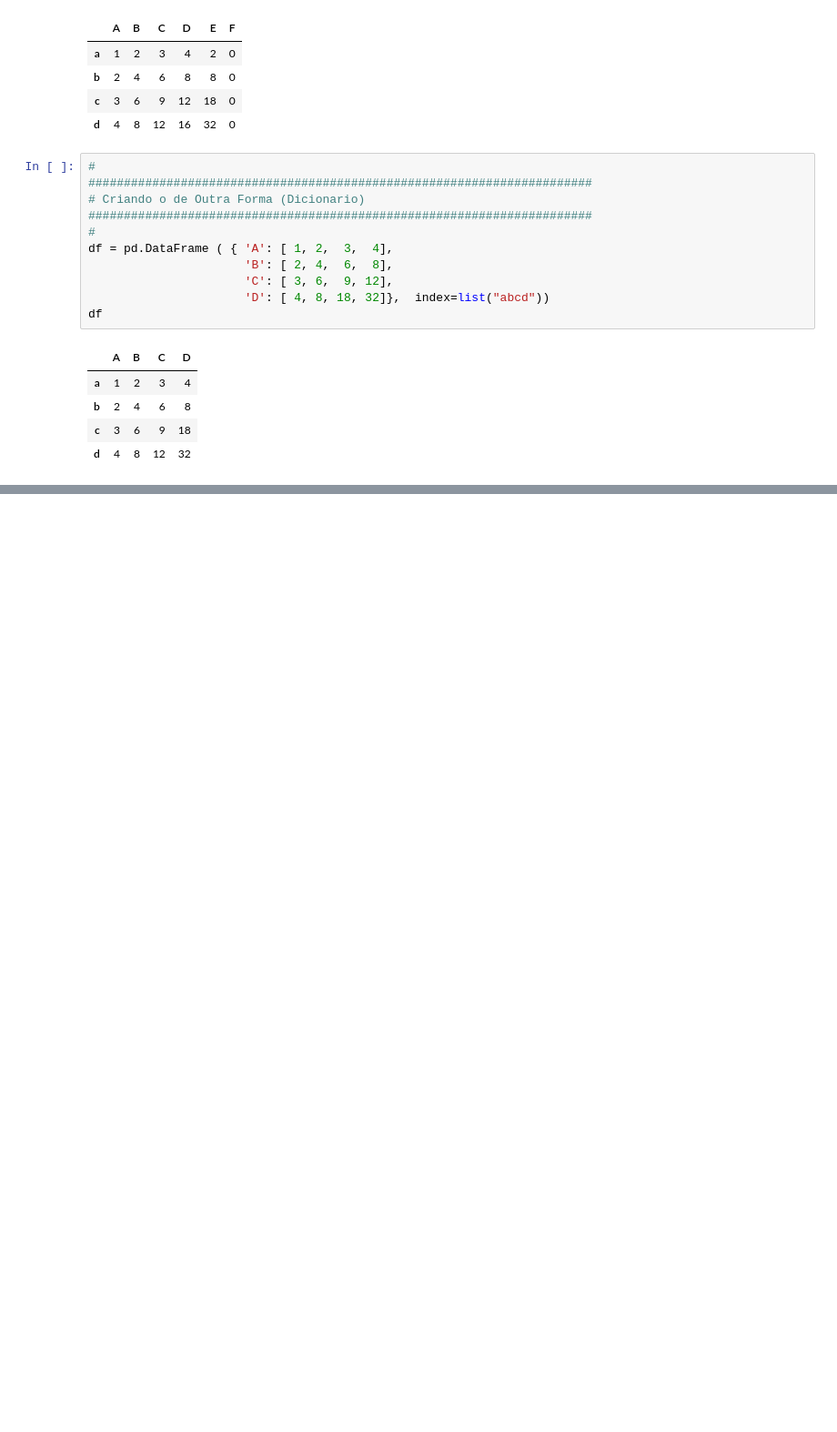
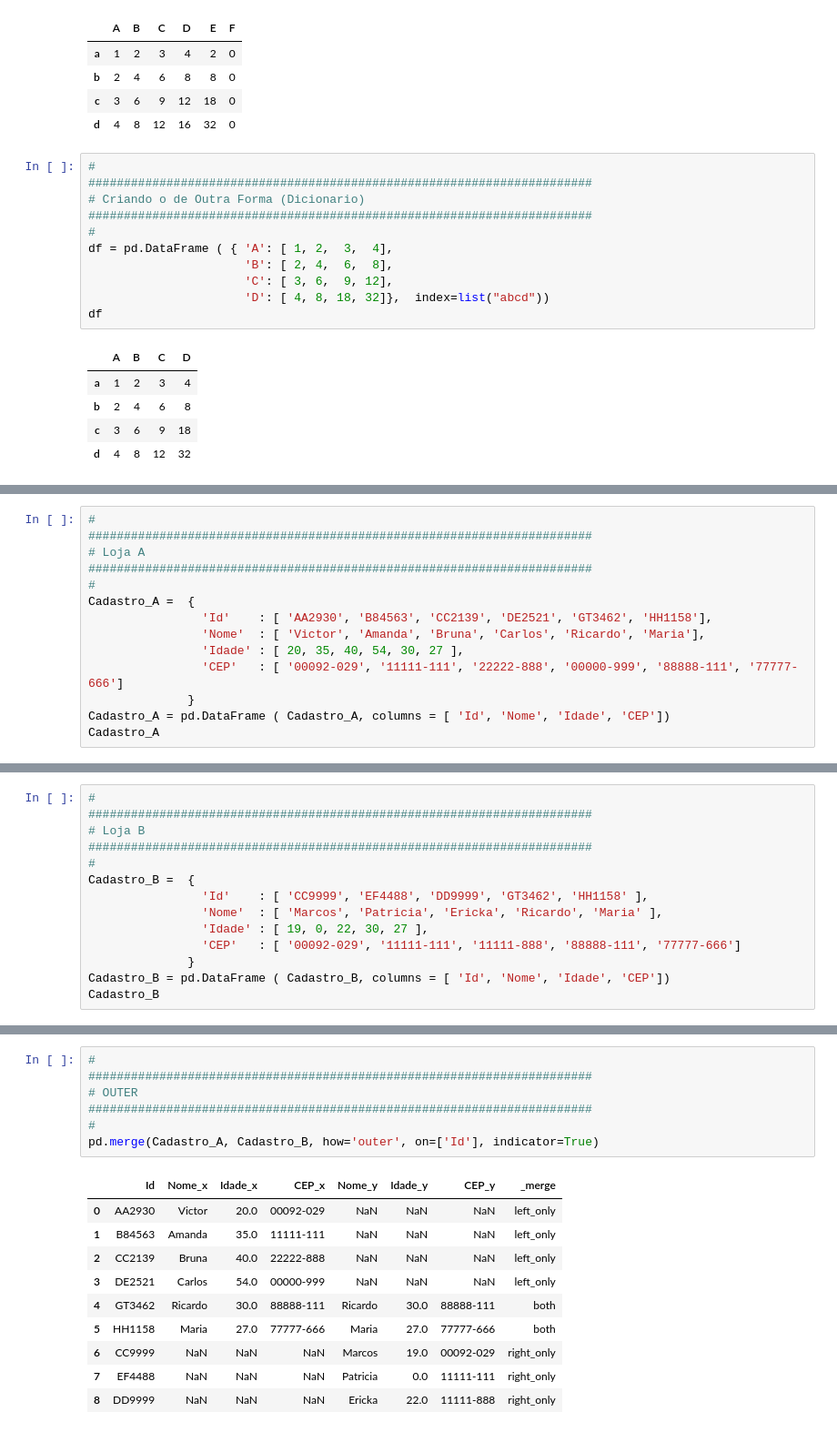
Before and after one commit to Alxsoa/Alexandre-Soares, a Jupyter notebook: DataFrames.ipynb, the cells around one changed output, grey strips where cells are left out. Shown at 91% size. Cells and saved outputs as stored; diff of their text form; blank space fills up the shorter version.

```diff
--- a/DataFrames.ipynb
+++ b/DataFrames.ipynb
@@ -122,0 +155,14 @@ df3
+# %%
+#
+#######################################################################
+# Loja A
+#######################################################################
+#
+Cadastro_A =  {
+                'Id'    : [ 'AA2930', 'B84563', 'CC2139', 'DE2521', 'GT3462', 'HH1158'],
+                'Nome'  : [ 'Victor', 'Amanda', 'Bruna', 'Carlos', 'Ricardo', 'Maria'],
+                'Idade' : [ 20, 35, 40, 54, 30, 27 ],
+                'CEP'   : [ '00092-029', '11111-111', '22222-888', '00000-999', '88888-111', '77777-666']
+              }
+Cadastro_A = pd.DataFrame ( Cadastro_A, columns = [ 'Id', 'Nome', 'Idade', 'CEP'])
+Cadastro_A
@@ -122,0 +177,14 @@ df3
+# %%
+#
+#######################################################################
+# Loja B
+#######################################################################
+#
+Cadastro_B =  {
+                'Id'    : [ 'CC9999', 'EF4488', 'DD9999', 'GT3462', 'HH1158' ],
+                'Nome'  : [ 'Marcos', 'Patricia', 'Ericka', 'Ricardo', 'Maria' ],
+                'Idade' : [ 19, 0, 22, 30, 27 ],
+                'CEP'   : [ '00092-029', '11111-111', '11111-888', '88888-111', '77777-666']
+              }
+Cadastro_B = pd.DataFrame ( Cadastro_B, columns = [ 'Id', 'Nome', 'Idade', 'CEP'])
+Cadastro_B
@@ -122,0 +320,18 @@ df3
+# %%
+#
+#######################################################################
+# OUTER
+#######################################################################
+#
+pd.merge(Cadastro_A, Cadastro_B, how='outer', on=['Id'], indicator=True)
+# %% [output]
+|  | Id | Nome_x | Idade_x | CEP_x | Nome_y | Idade_y | CEP_y | _merge |
+| 0 | AA2930 | Victor | 20.0 | 00092-029 | NaN | NaN | NaN | left_only |
+| 1 | B84563 | Amanda | 35.0 | 11111-111 | NaN | NaN | NaN | left_only |
+| 2 | CC2139 | Bruna | 40.0 | 22222-888 | NaN | NaN | NaN | left_only |
+| 3 | DE2521 | Carlos | 54.0 | 00000-999 | NaN | NaN | NaN | left_only |
+| 4 | GT3462 | Ricardo | 30.0 | 88888-111 | Ricardo | 30.0 | 88888-111 | both |
+| 5 | HH1158 | Maria | 27.0 | 77777-666 | Maria | 27.0 | 77777-666 | both |
+| 6 | CC9999 | NaN | NaN | NaN | Marcos | 19.0 | 00092-029 | right_only |
+| 7 | EF4488 | NaN | NaN | NaN | Patricia | 0.0 | 11111-111 | right_only |
+| 8 | DD9999 | NaN | NaN | NaN | Ericka | 22.0 | 11111-888 | right_only |
```
Also changed, not shown: parts of 22 cells of this notebook.
